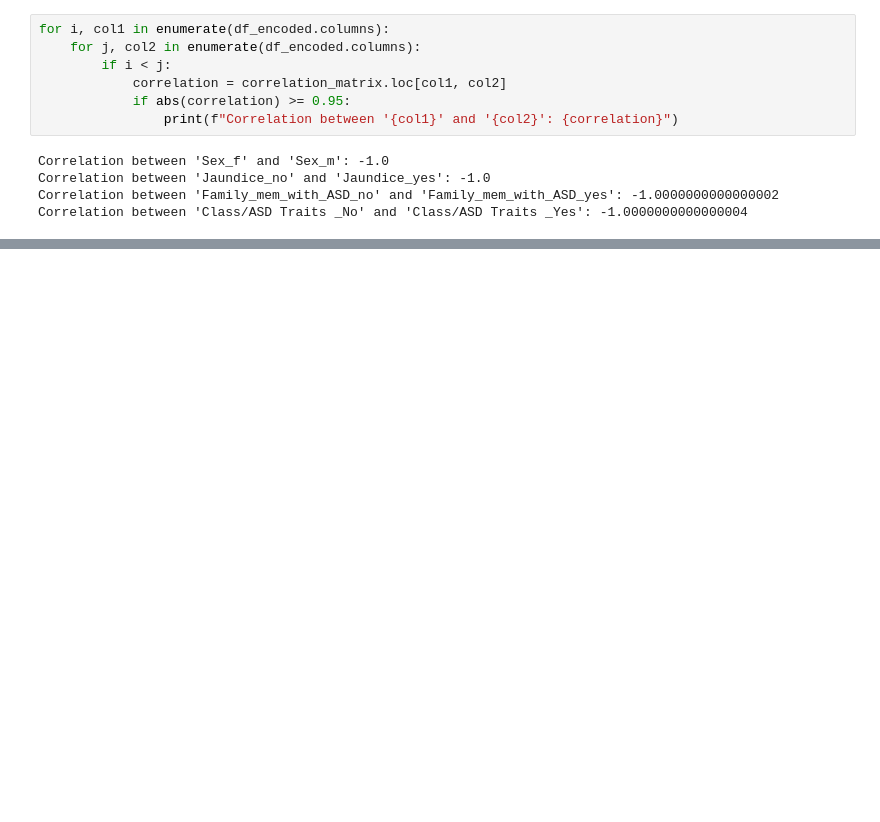
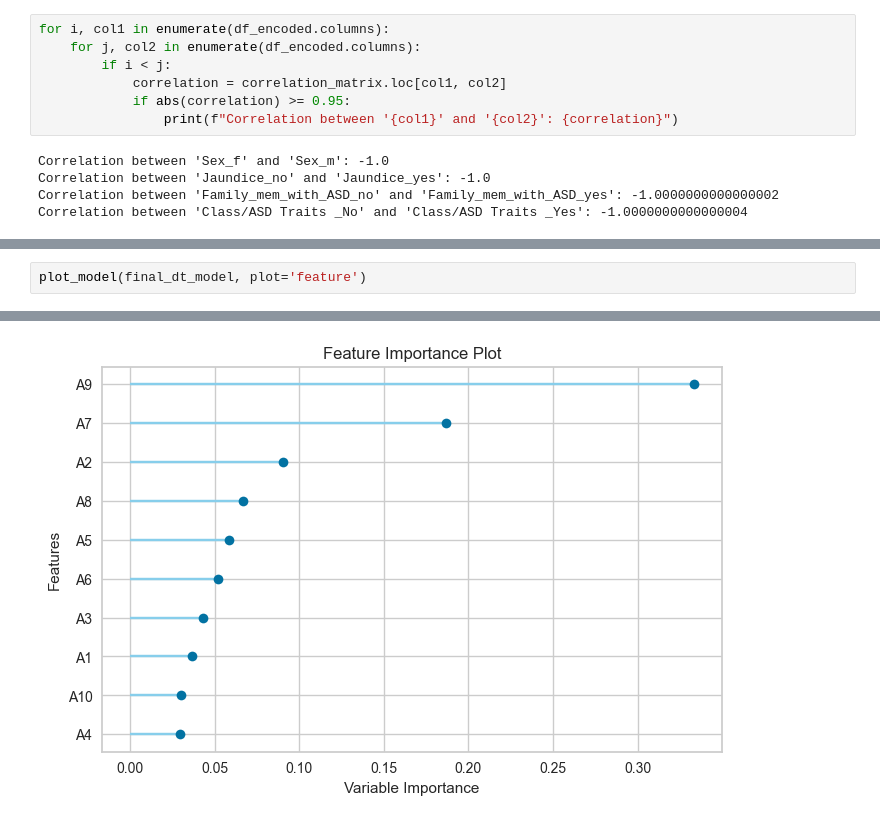
Before and after one commit to Davide64-dev/FEUP_IA_ASD, a Jupyter notebook: iart.ipynb, the cells around one changed output, grey strips where cells are left out. Drawn from its saved outputs; the diff is of its cells as text; blank space fills up the shorter version.

```diff
--- a/iart.ipynb
+++ b/iart.ipynb
@@ -141,0 +272,3 @@ Name: count, dtype: int64
+# %%
+plot_model(final_dt_model, plot='feature')
+# %% [output]
@@ -141,0 +276 @@ Name: count, dtype: int64
+[figure, added]
```
Also changed, not shown: parts of 18 cells of this notebook.
